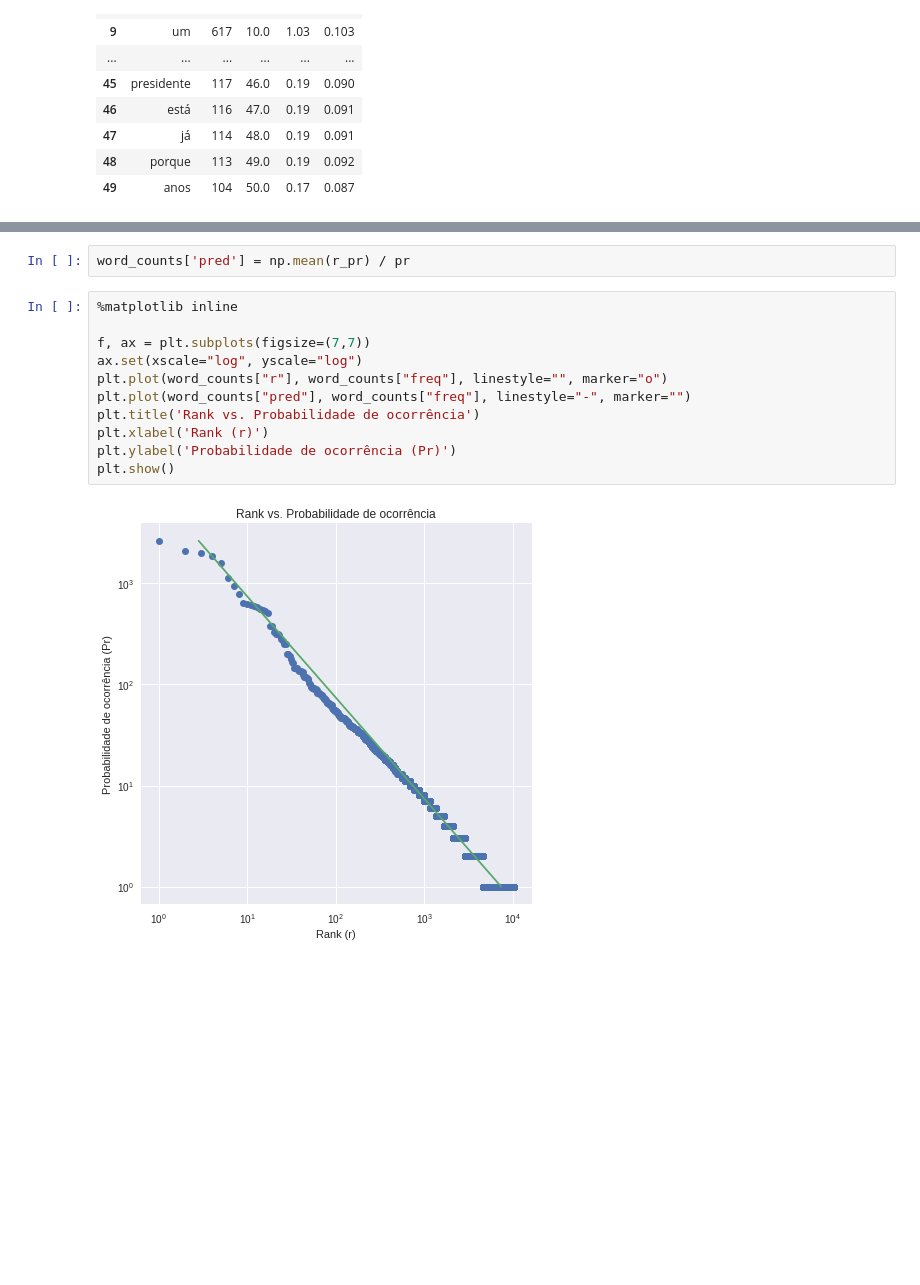
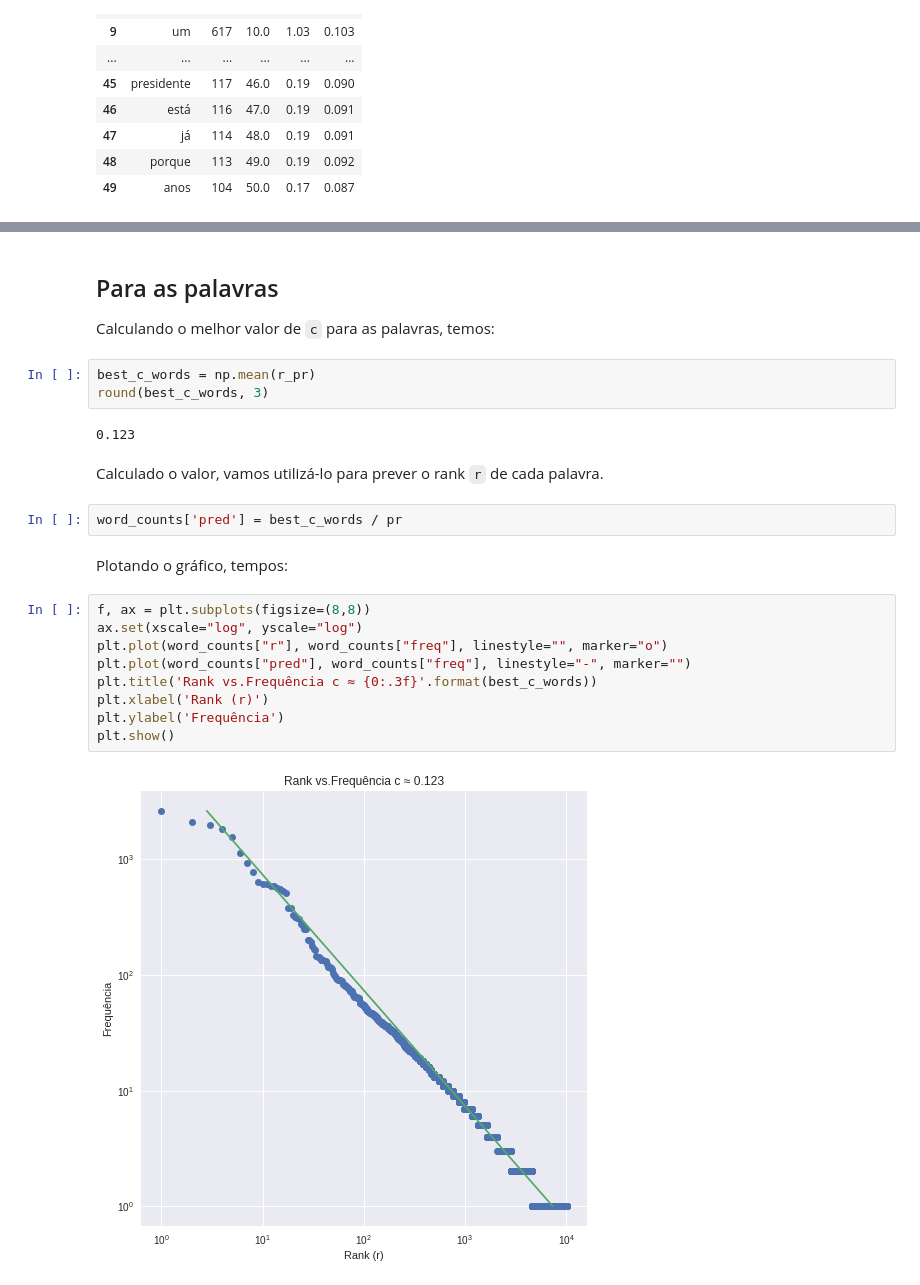
Before and after one commit to valterlucena/recuperacao-informacao, a Jupyter notebook: zipf/statistics_zipf.ipynb, the cells around one changed output, grey strips where cells are left out. Drawn from its saved outputs; the diff is of its cells as text; blank space fills up the shorter version.

```diff
--- a/zipf/statistics_zipf.ipynb
+++ b/zipf/statistics_zipf.ipynb
@@ -125,15 +128,26 @@ word_counts.head(50)
+# %% [markdown]
+## Para as palavras
+
+Calculando o melhor valor de `c` para as palavras, temos:
+# %%
+best_c_words = np.mean(r_pr)
+round(best_c_words, 3)
+# %% [output]
+0.123
+# %% [markdown]
+Calculado o valor, vamos utilizá-lo para prever o rank `r` de cada palavra.
 # %%
-word_counts['pred'] = np.mean(r_pr) / pr
+word_counts['pred'] = best_c_words / pr
+# %% [markdown]
+Plotando o gráfico, tempos:
 # %%
-%matplotlib inline
-
-f, ax = plt.subplots(figsize=(7,7))
+f, ax = plt.subplots(figsize=(8,8))
 ax.set(xscale="log", yscale="log")
 plt.plot(word_counts["r"], word_counts["freq"], linestyle="", marker="o")
 plt.plot(word_counts["pred"], word_counts["freq"], linestyle="-", marker="")
-plt.title('Rank vs. Probabilidade de ocorrência')
+plt.title('Rank vs.Frequência c ≈ {0:.3f}'.format(best_c_words))
 plt.xlabel('Rank (r)')
-plt.ylabel('Probabilidade de ocorrência (Pr)')
+plt.ylabel('Frequência')
 plt.show()
 # %% [output]
-[figure, old version]
+[figure, new version]
```
Also changed, not shown: parts of 22 cells of this notebook.
